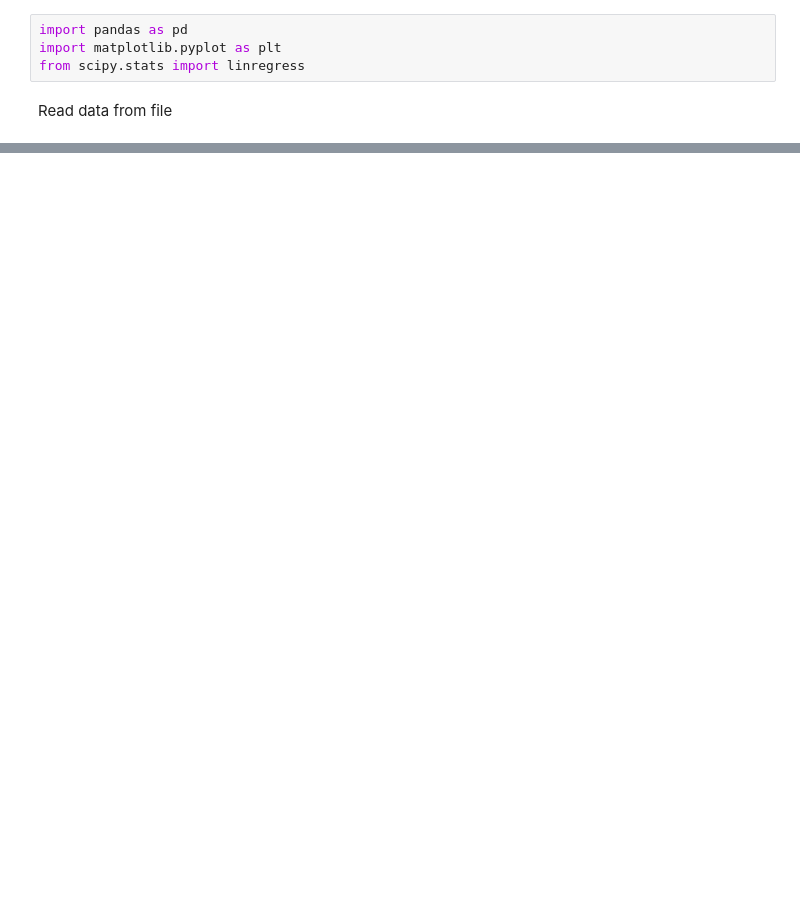
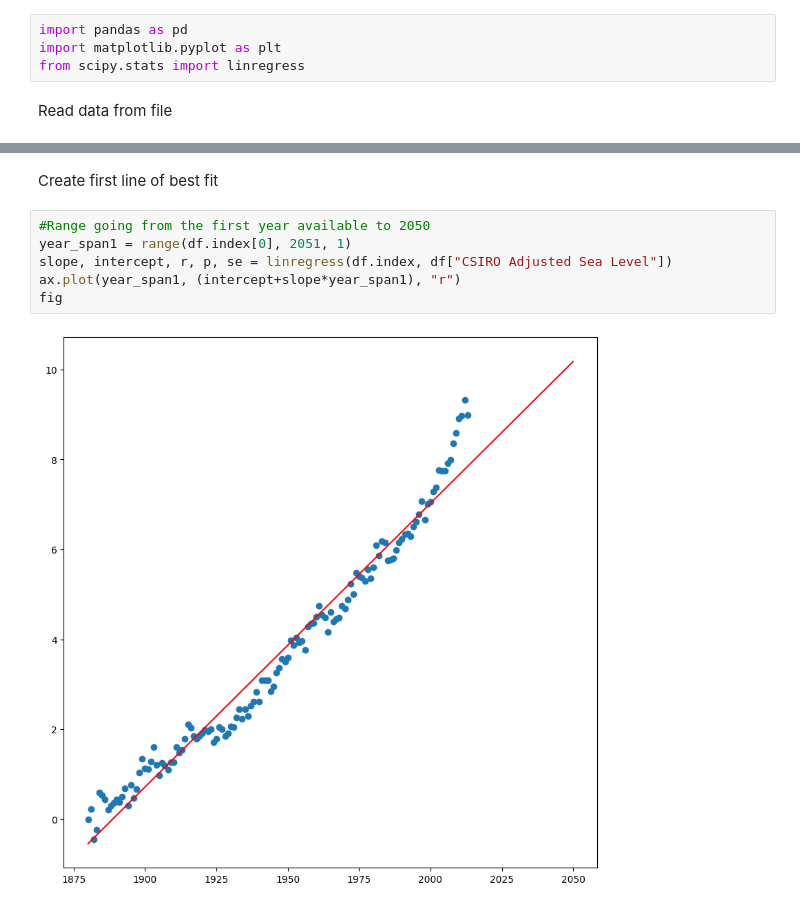
Before and after one commit to GiancarloN/Data-Analysis-with-Python, a Jupyter notebook: 05 - Sea Level Predictor/sea-level.ipynb, the cells around one changed output, grey strips where cells are left out. Drawn from its saved outputs; the diff is of its cells as text; blank space fills up the shorter version.

```diff
--- a/05 - Sea Level Predictor/sea-level.ipynb
+++ b/05 - Sea Level Predictor/sea-level.ipynb
@@ -16,0 +25,10 @@ df.head()
+# %% [markdown]
+Create first line of best fit
+# %%
+#Range going from the first year available to 2050
+year_span1 = range(df.index[0], 2051, 1)
+slope, intercept, r, p, se = linregress(df.index, df["CSIRO Adjusted Sea Level"])
+ax.plot(year_span1, (intercept+slope*year_span1), "r")
+fig
+# %% [output]
+[figure, added]
```
Also changed, not shown: parts of 6 cells of this notebook.
